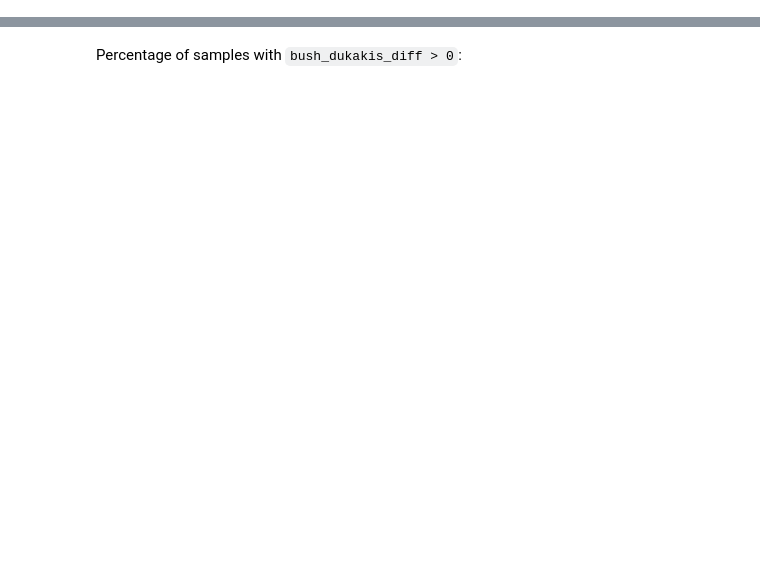
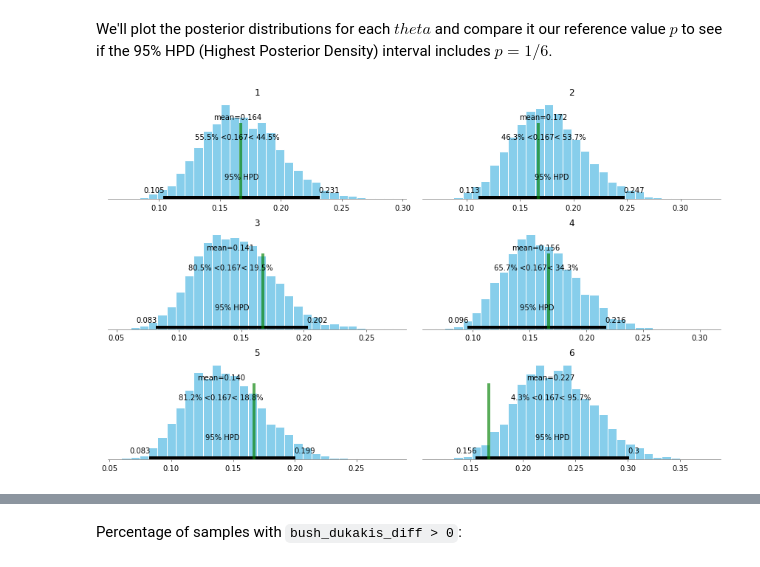
Before and after one commit to clausherther/public, a Jupyter notebook: Dirichlet Multinomial Example.ipynb, the cells around one changed output, grey strips where cells are left out. Saved outputs shown, nothing was run; the diff lists cells and outputs as text; code cells hidden in the pictures; blank space fills up the shorter version.

```diff
--- a/Dirichlet Multinomial Example.ipynb
+++ b/Dirichlet Multinomial Example.ipynb
@@ -12,0 +129,8 @@ import theano.tensor as tt
+# %% [markdown]
+We'll plot the posterior distributions for each $theta$ and compare it our reference value $p$ to see if the 95% HPD (Highest Posterior Density) interval includes $p = 1/6$.
+# %%
+axes = pm.plot_posterior(dice_trace, varnames=["theta"], ref_val=np.round(p, 3))
+for i, ax in enumerate(axes):
+    ax.set_title(f"{i+1}")
+# %% [output]
+[figure, added]
```
Also changed, not shown: parts of 67 cells of this notebook, 2 other files.
